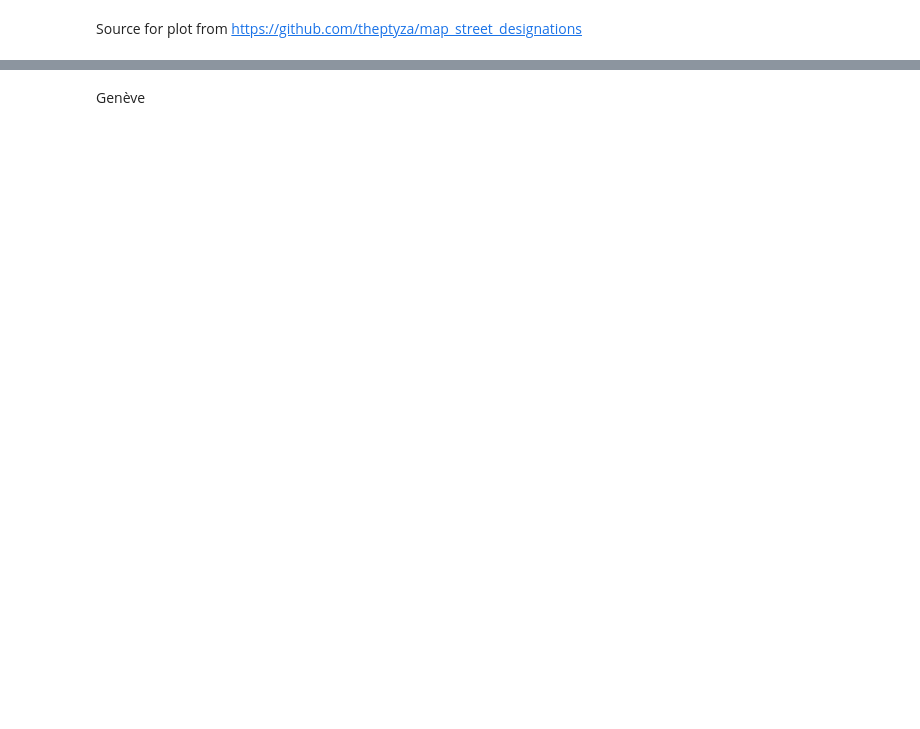
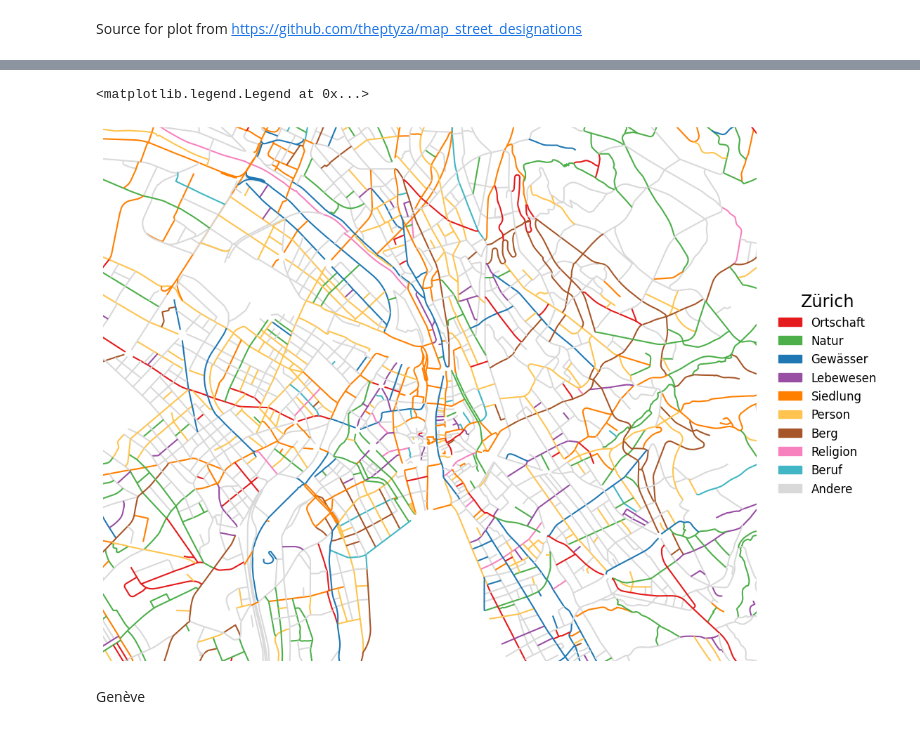
Before and after one commit to CaptainInler/cassda-zertifikatsarbeit, a Jupyter notebook: Evaluation/street_designations_line_geometries.ipynb, the cells around one changed output, grey strips where cells are left out. Saved outputs shown, nothing was run; the diff lists cells and outputs as text; code cells hidden in the pictures; blank space fills up the shorter version.

```diff
--- a/Evaluation/street_designations_line_geometries.ipynb
+++ b/Evaluation/street_designations_line_geometries.ipynb
@@ -35,6 +35,8 @@ Wall time: 2min 26s
 # %%
 # Create dataset with all information on street level
 streetnames_geom = pd.merge(streets_geom, streetnames, on=['STR_ESID'])
+
+streetnames_geom_s = pd.merge(streets_geom, streetnames_s, on=['STR_ESID'])
 # %% [markdown]
 ## Map of street designations
 # %%
@@ -70,6 +72,7 @@ ymax =1249858
 # %%
 #only keep street inside bounds
 streets_geo_zurich = streetnames_geom.cx[xmin:xmax, ymin:ymax]
+streets_geo_zurich_s = streetnames_geom_s.cx[xmin:xmax, ymin:ymax]
 # %%
 streets_geo_zurich.STR_TERMS.unique()
 # %% [output]
@@ -88,5 +99,18 @@ colors = {
     'other': '#999999'
 }
+# %%
+colors_s = {
+    'Ortschaft': '#e41a1c',
+    'Natur': '#4daf4a',
+    'Gewässer': '#1f78b4',
+    'Lebewesen': '#984ea3',
+    'Siedlung': '#ff7f00',
+    'Person': '#fec44f',
+    'Berg': '#a65628',
+    'Religion': '#f781bf',
+    'Beruf': '#41b6c4',
+    'Andere' : '#d9d9d9'
+}
 # %%
 warnings.filterwarnings("ignore")
 
@@ -125,3 +143,25 @@ plt.legend(handles=[mpatches.Patch(color=colors[k],
+# %%
+f, ax = plt.subplots(1, figsize=(12,12))
+
+
+streets_geo_zurich_s.plot(ax=ax,
+                        color=[colors_s[d] for d in streets_geo_zurich_s.classif])
+
+ax.set_ylim((ymin, ymax))
+ax.set_xlim((xmin, xmax))
+plt.axis('off')
+
+plt.legend(handles=[mpatches.Patch(color=colors_s[k],
+                    label=k) for k in colors_s],
+               loc='center right',
+               fontsize='large',
+               edgecolor='none',
+               title='Zürich',
+               title_fontsize='xx-large',
+               bbox_to_anchor=(1.2, 0.5))
+# %% [output]
+<matplotlib.legend.Legend at 0x...>
+[figure, added]
 # %% [markdown]
 Genève
 # %%
```
Also changed, not shown: parts of 15 cells of this notebook, 1 other file.
